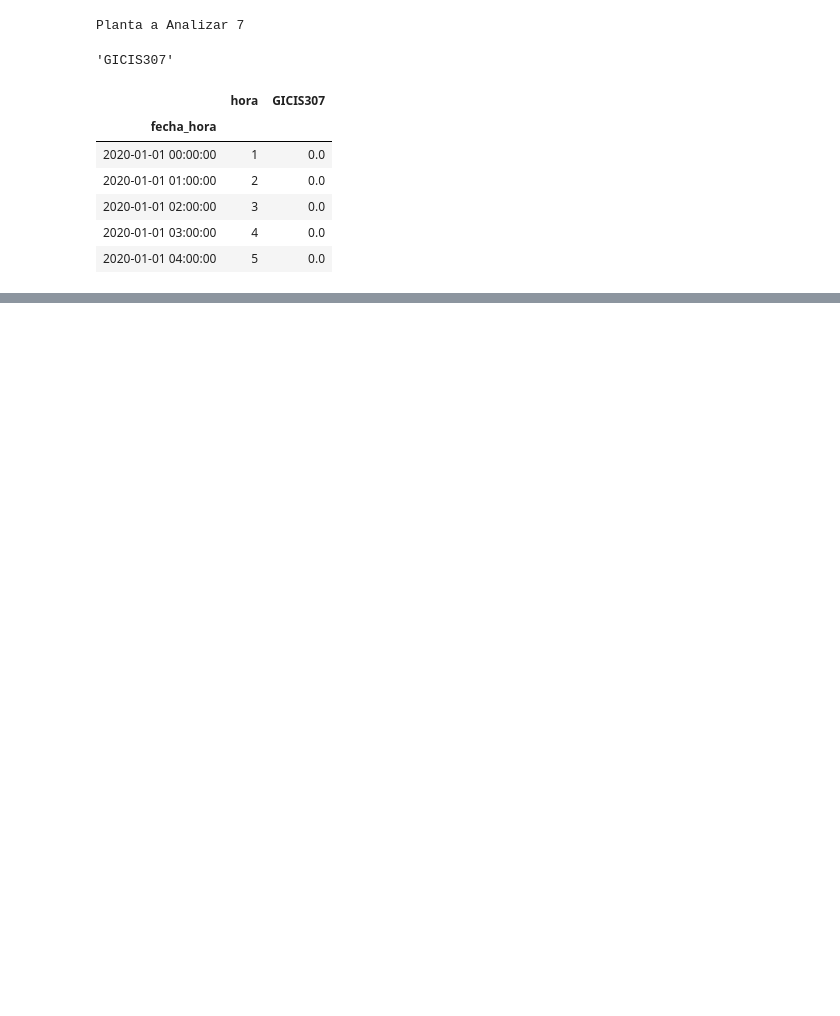
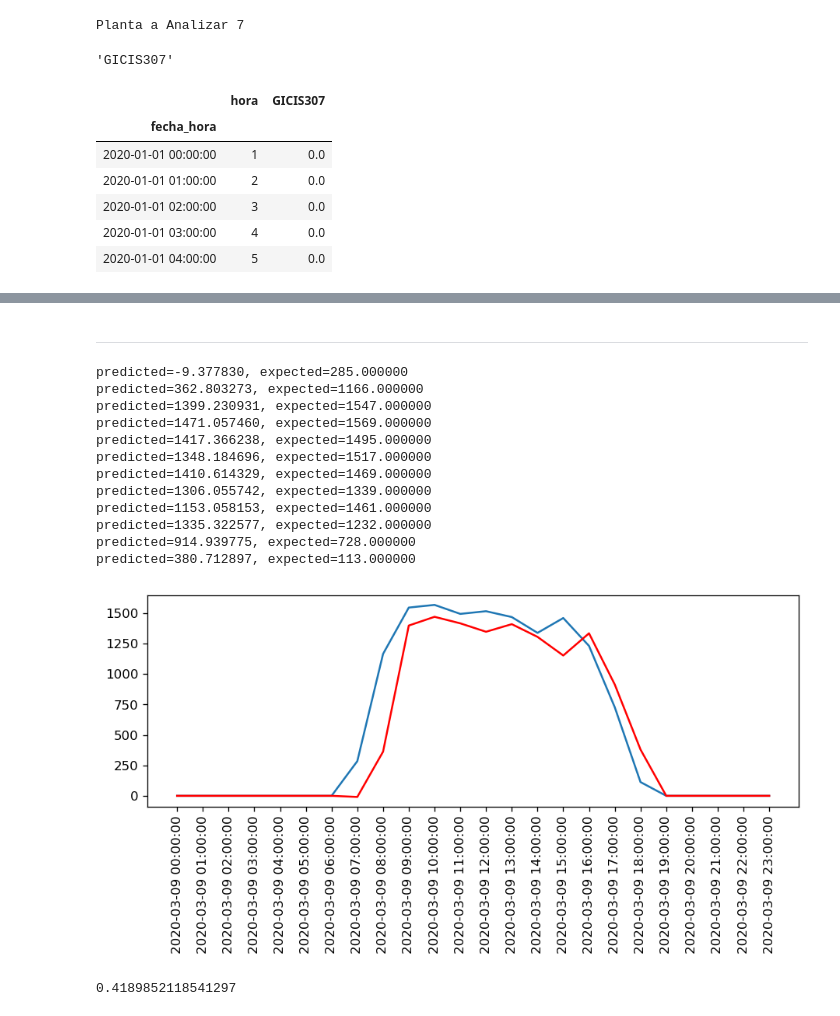
Before and after one commit to oscaralfonso17/Plantas_Intermitentes, a Jupyter notebook: Time Series Analysis/GICIS307.ipynb, the cells around one changed output, grey strips where cells are left out. Drawn from its saved outputs; the diff is of its cells as text; code cells hidden in the pictures; blank space fills up the shorter version.

Commit message:
Added Forecasting Folder

```diff
--- a/Time Series Analysis/GICIS307.ipynb
+++ b/Time Series Analysis/GICIS307.ipynb
@@ -176,0 +192,63 @@ for key, value in result[3].items():
+# %% [markdown]
+***
+# %%
+#Seleccion de y_train y y_test
+
+n = 1 #numero de dias a simular
+test = (df2.iloc[-(1*24):,:])   # INFO DE TEST
+train = df2.drop(df.index[:(1*24)]) # QUITANDO TEST PARA TRAIN
+# %%
+history = [x for x in train.values]
+predictions = list()
+predictions.append(0)
+predictions.append(0)
+predictions.append(0)
+predictions.append(0)
+predictions.append(0)
+predictions.append(0)
+predictions.append(0)
+for t in range(7,19):
+    model = ARIMA(history, order=(8,1,2))
+    model_fit = model.fit(disp=0)
+    output = model_fit.forecast()
+    yhat = output[0]
+    predictions.append(yhat)
+    obs = test.values[t]
+    history.append(obs)
+    print('predicted=%f, expected=%f' % (yhat, obs))
+predictions.append(0)
+predictions.append(0)
+predictions.append(0)
+predictions.append(0)
+predictions.append(0)
+
+# plot
+plt.plot(test)
+plt.plot(predictions, color='red')
+plt.xticks(rotation=90)
+plt.show()
+
+fvst = pd.DataFrame()
+fvst['real'] = test[columna].values.flatten()
+fvst['forecasts'] = predictions
+fvst['error'] = 0
+for i in range(len(fvst)):
+    fvst['error'][i] = np.abs((fvst['forecasts'][i]- fvst['real'][i])/(fvst['real'][i]))
+
+mea = np.mean(fvst.iloc[7:19,2])
+mea
+# %% [output]
+predicted=-9.377830, expected=285.000000
+predicted=362.803273, expected=1166.000000
+predicted=1399.230931, expected=1547.000000
+predicted=1471.057460, expected=1569.000000
+predicted=1417.366238, expected=1495.000000
+predicted=1348.184696, expected=1517.000000
+predicted=1410.614329, expected=1469.000000
+predicted=1306.055742, expected=1339.000000
+predicted=1153.058153, expected=1461.000000
+predicted=1335.322577, expected=1232.000000
+predicted=914.939775, expected=728.000000
+predicted=380.712897, expected=113.000000
+[figure, added]
+0.4189852118541297
```
Also changed, not shown: parts of 10 cells of this notebook, 10 other files.
